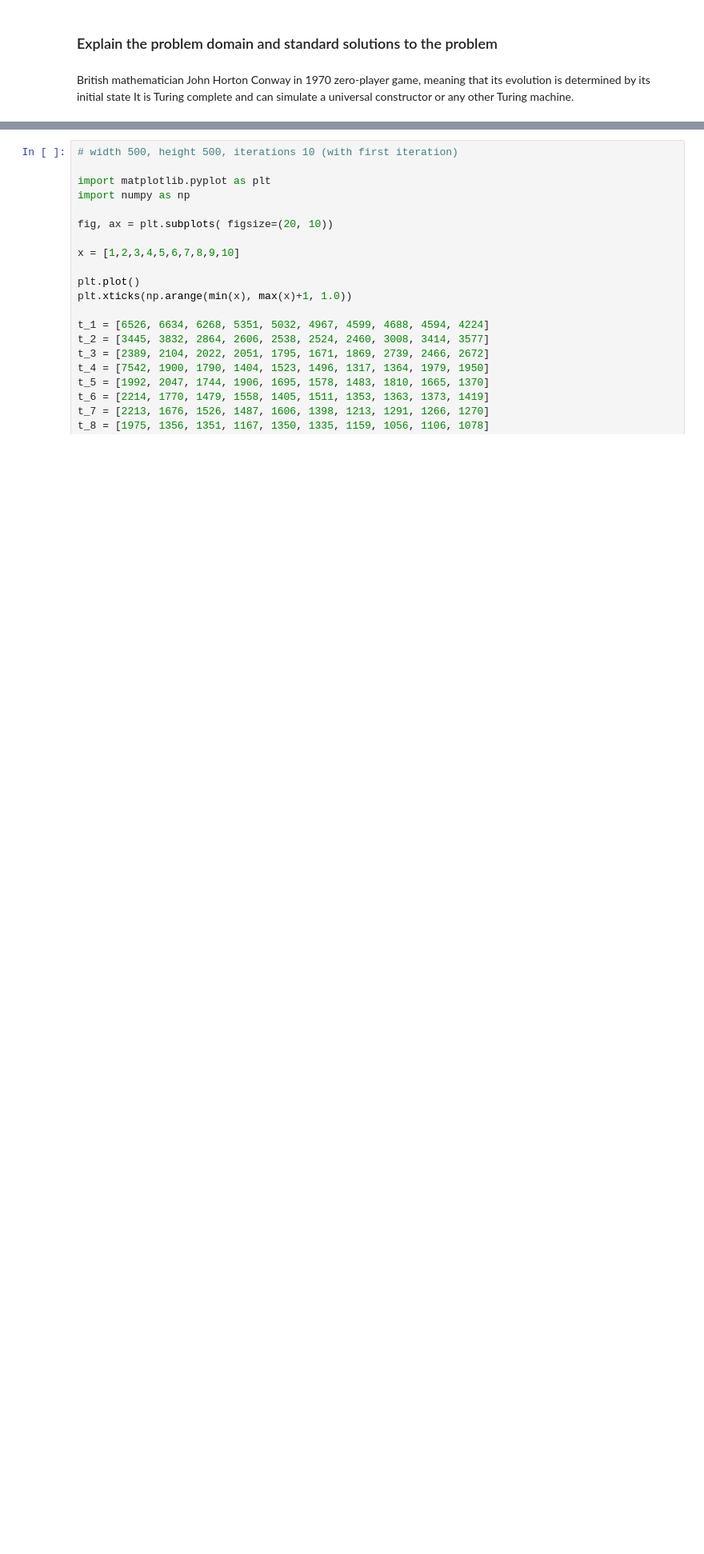
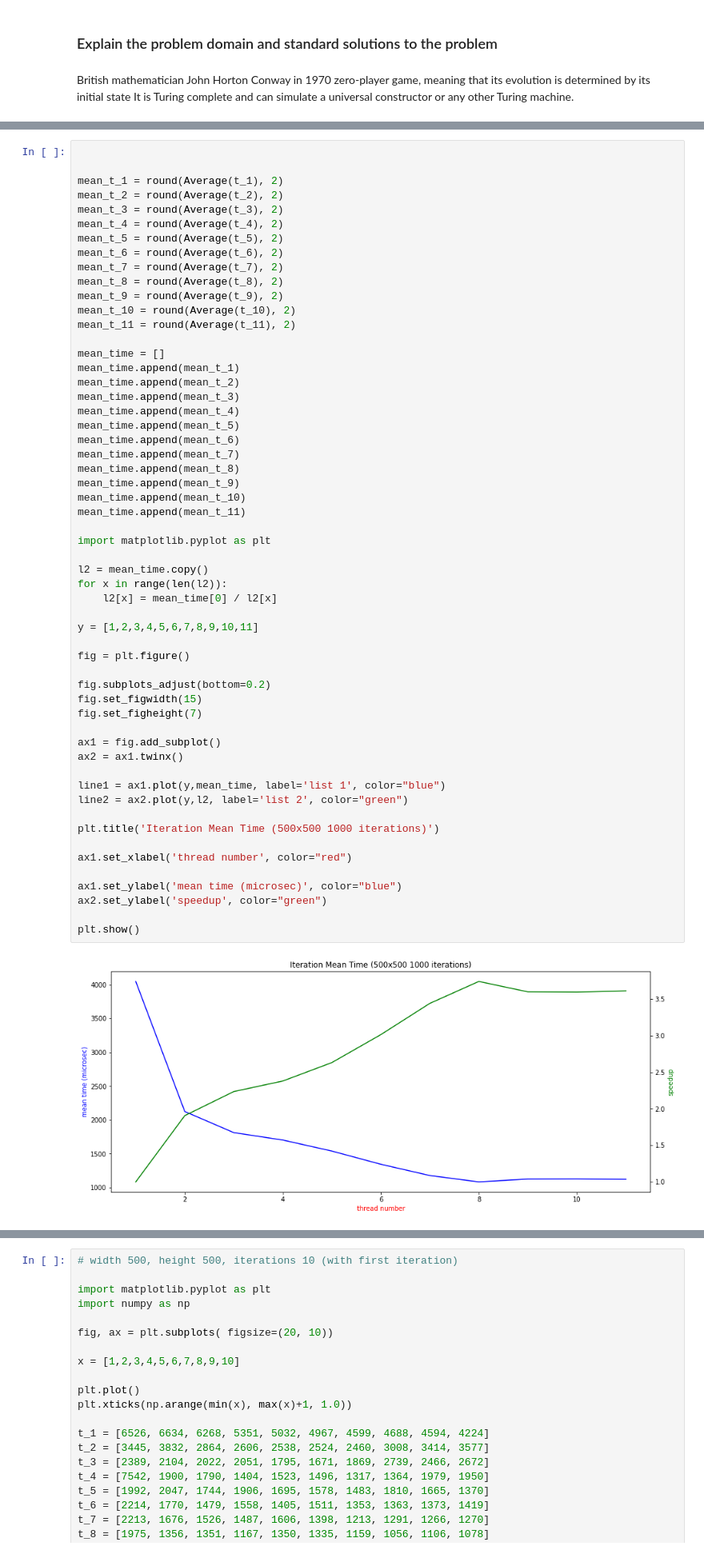
Before and after one commit to se21m024/PPR_Final_Project, a Jupyter notebook: SpeedupQuotient.ipynb, the cells around one changed output, grey strips where cells are left out. Shown at 80% size. Saved outputs shown, nothing was run; the diff lists cells and outputs as text; blank space fills up the shorter version.

```diff
--- a/SpeedupQuotient.ipynb
+++ b/SpeedupQuotient.ipynb
@@ -73 +200,59 @@ plt.show()
+# %%
+
+
+mean_t_1 = round(Average(t_1), 2)
+mean_t_2 = round(Average(t_2), 2)
+mean_t_3 = round(Average(t_3), 2)
+mean_t_4 = round(Average(t_4), 2)
+mean_t_5 = round(Average(t_5), 2)
+mean_t_6 = round(Average(t_6), 2)
+mean_t_7 = round(Average(t_7), 2)
+mean_t_8 = round(Average(t_8), 2)
+mean_t_9 = round(Average(t_9), 2)
+mean_t_10 = round(Average(t_10), 2)
+mean_t_11 = round(Average(t_11), 2)
+
+mean_time = []
+mean_time.append(mean_t_1)
+mean_time.append(mean_t_2)
+mean_time.append(mean_t_3)
+mean_time.append(mean_t_4)
+mean_time.append(mean_t_5)
+mean_time.append(mean_t_6)
+mean_time.append(mean_t_7)
+mean_time.append(mean_t_8)
+mean_time.append(mean_t_9)
+mean_time.append(mean_t_10)
+mean_time.append(mean_t_11)
+
+import matplotlib.pyplot as plt
+
+l2 = mean_time.copy()
+for x in range(len(l2)):
+    l2[x] = mean_time[0] / l2[x]
+
+y = [1,2,3,4,5,6,7,8,9,10,11]
+
+fig = plt.figure()
+
+fig.subplots_adjust(bottom=0.2)
+fig.set_figwidth(15)
+fig.set_figheight(7)
+
+ax1 = fig.add_subplot()
+ax2 = ax1.twinx()
+
+line1 = ax1.plot(y,mean_time, label='list 1', color="blue")
+line2 = ax2.plot(y,l2, label='list 2', color="green")
+
+plt.title('Iteration Mean Time (500x500 1000 iterations)')
+
+ax1.set_xlabel('thread number', color="red")
+
+ax1.set_ylabel('mean time (microsec)', color="blue")
+ax2.set_ylabel('speedup', color="green")
+
+plt.show()
+# %% [output]
+[figure, added]
 # %%
```
Also changed, not shown: parts of 6 cells of this notebook, 28 other files.
